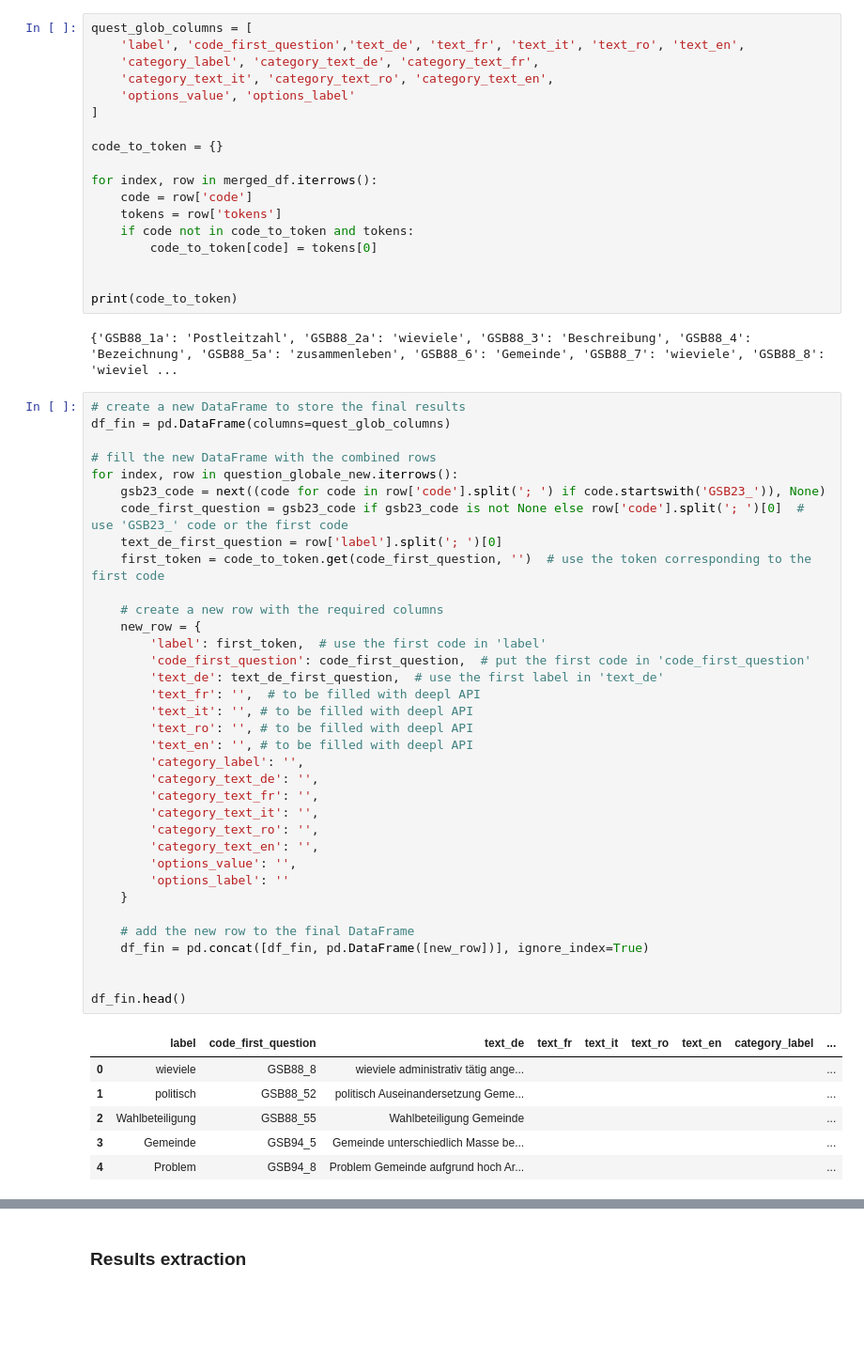
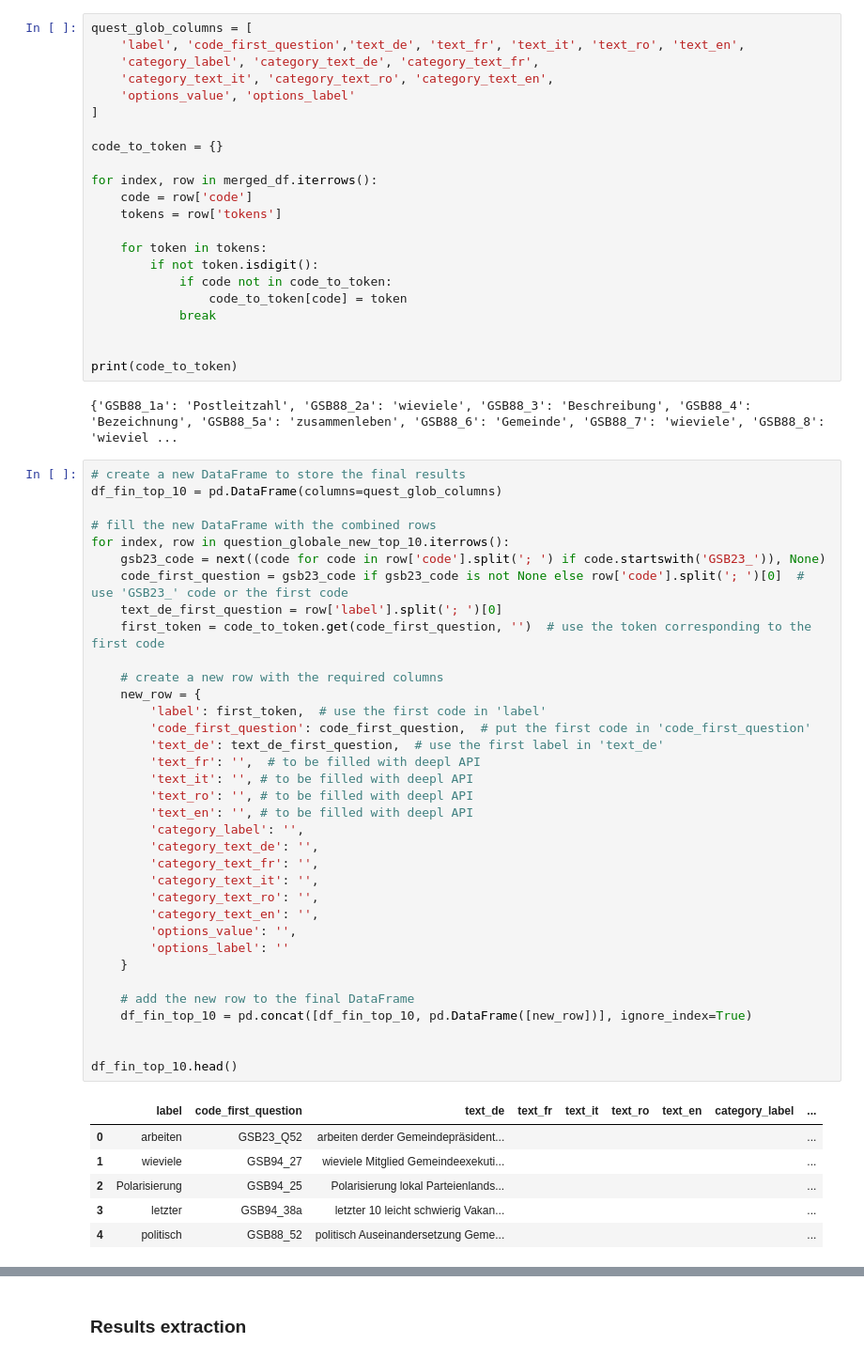
Before and after one commit to hhueber/IDHEAP-Datahub, a Jupyter notebook: nlp_notebook.ipynb, the cells around one changed output, grey strips where cells are left out. Shown: that part at 94% size. Saved outputs shown, nothing was run; the diff lists cells and outputs as text; blank space fills up the shorter version.

```diff
--- a/nlp_notebook.ipynb
+++ b/nlp_notebook.ipynb
@@ -446,8 +537,12 @@ code_to_token = {}
 for index, row in merged_df.iterrows():
     code = row['code']
     tokens = row['tokens']
-    if code not in code_to_token and tokens:
-        code_to_token[code] = tokens[0]
+
+    for token in tokens:
+        if not token.isdigit():
+            if code not in code_to_token:
+                code_to_token[code] = token
+            break
 
 
 print(code_to_token)
@@ -455,43 +550,43 @@ print(code_to_token)
 {'GSB88_1a': 'Postleitzahl', 'GSB88_2a': 'wieviele', 'GSB88_3': 'Beschreibung', 'GSB88_4': 'Bezeichnung', 'GSB88_5a': 'zusammenleben', 'GSB88_6': 'Gemeinde', 'GSB88_7': 'wieviele', 'GSB88_8': 'wieviel ...
 # %%
 # create a new DataFrame to store the final results
-df_fin = pd.DataFrame(columns=quest_glob_columns)
+df_fin_top_10 = pd.DataFrame(columns=quest_glob_columns)
 
 # fill the new DataFrame with the combined rows
-for index, row in question_globale_new.iterrows():
+for index, row in question_globale_new_top_10.iterrows():
     gsb23_code = next((code for code in row['code'].split('; ') if code.startswith('GSB23_')), None)
     code_first_question = gsb23_code if gsb23_code is not None else row['code'].split('; ')[0]  # use 'GSB23_' code or the first code
     text_de_first_question = row['label'].split('; ')[0]
     first_token = code_to_token.get(code_first_question, '')  # use the token corresponding to the first code
 
     # create a new row with the required columns
     new_row = {
         'label': first_token,  # use the first code in 'label'
         'code_first_question': code_first_question,  # put the first code in 'code_first_question'
         'text_de': text_de_first_question,  # use the first label in 'text_de'
         'text_fr': '',  # to be filled with deepl API
         'text_it': '', # to be filled with deepl API
         'text_ro': '', # to be filled with deepl API
         'text_en': '', # to be filled with deepl API
         'category_label': '',
         'category_text_de': '',
         'category_text_fr': '',
         'category_text_it': '',
         'category_text_ro': '',
         'category_text_en': '',
         'options_value': '',
         'options_label': ''
     }
 
     # add the new row to the final DataFrame
-    df_fin = pd.concat([df_fin, pd.DataFrame([new_row])], ignore_index=True)
+    df_fin_top_10 = pd.concat([df_fin_top_10, pd.DataFrame([new_row])], ignore_index=True)
 
 
-df_fin.head()
+df_fin_top_10.head()
 # %% [output]
 |  | label | code_first_question | text_de | text_fr | text_it | text_ro | text_en | category_label | ... |
-| 0 | wieviele | GSB88_8 | wieviele administrativ tätig ange... |  |  |  |  |  | ... |
-| 1 | politisch | GSB88_52 | politisch Auseinandersetzung Geme... |  |  |  |  |  | ... |
-| 2 | Wahlbeteiligung | GSB88_55 | Wahlbeteiligung Gemeinde |  |  |  |  |  | ... |
-| 3 | Gemeinde | GSB94_5 | Gemeinde unterschiedlich Masse be... |  |  |  |  |  | ... |
-| 4 | Problem | GSB94_8 | Problem Gemeinde aufgrund hoch Ar... |  |  |  |  |  | ... |
+| 0 | arbeiten | GSB23_Q52 | arbeiten derder Gemeindepräsident... |  |  |  |  |  | ... |
+| 1 | wieviele | GSB94_27 | wieviele Mitglied Gemeindeexekuti... |  |  |  |  |  | ... |
+| 2 | Polarisierung | GSB94_25 | Polarisierung lokal Parteienlands... |  |  |  |  |  | ... |
+| 3 | letzter | GSB94_38a | letzter 10 leicht schwierig Vakan... |  |  |  |  |  | ... |
+| 4 | politisch | GSB88_52 | politisch Auseinandersetzung Geme... |  |  |  |  |  | ... |
```
Also changed, not shown: parts of 26 cells of this notebook.
